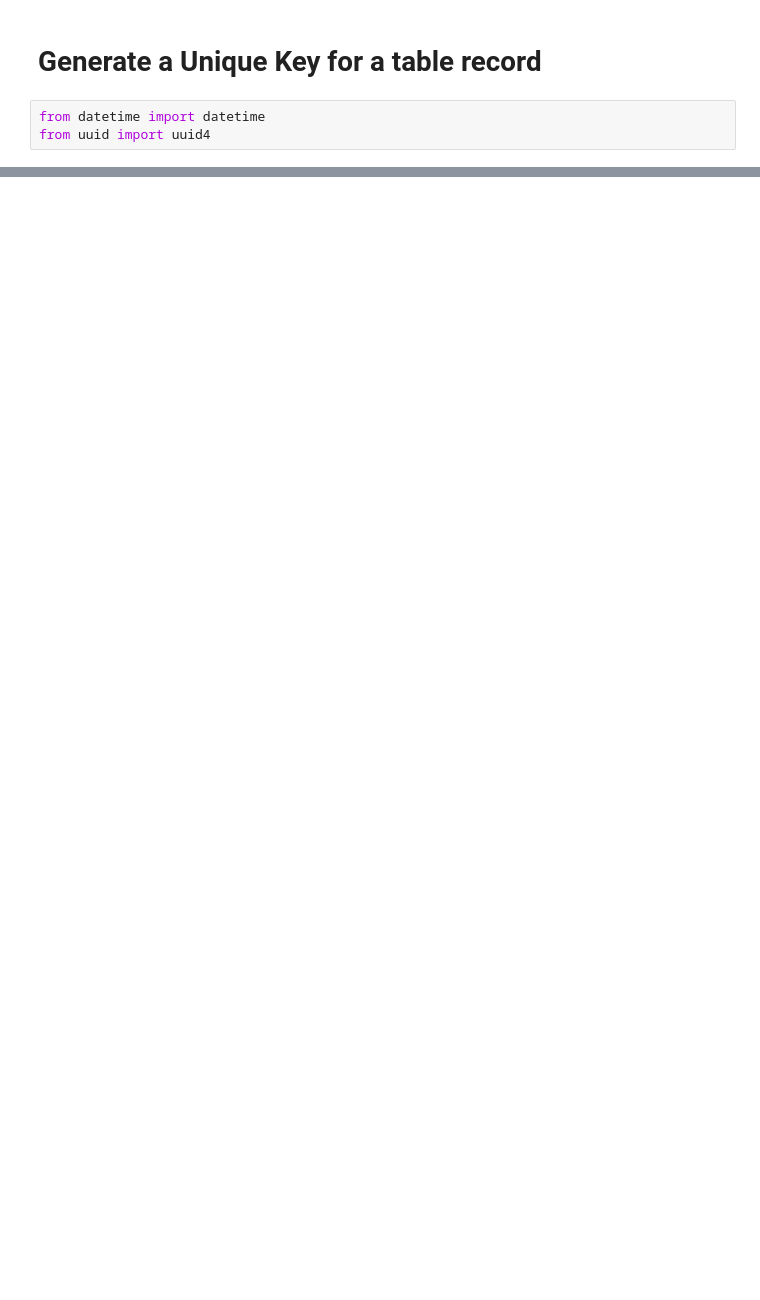
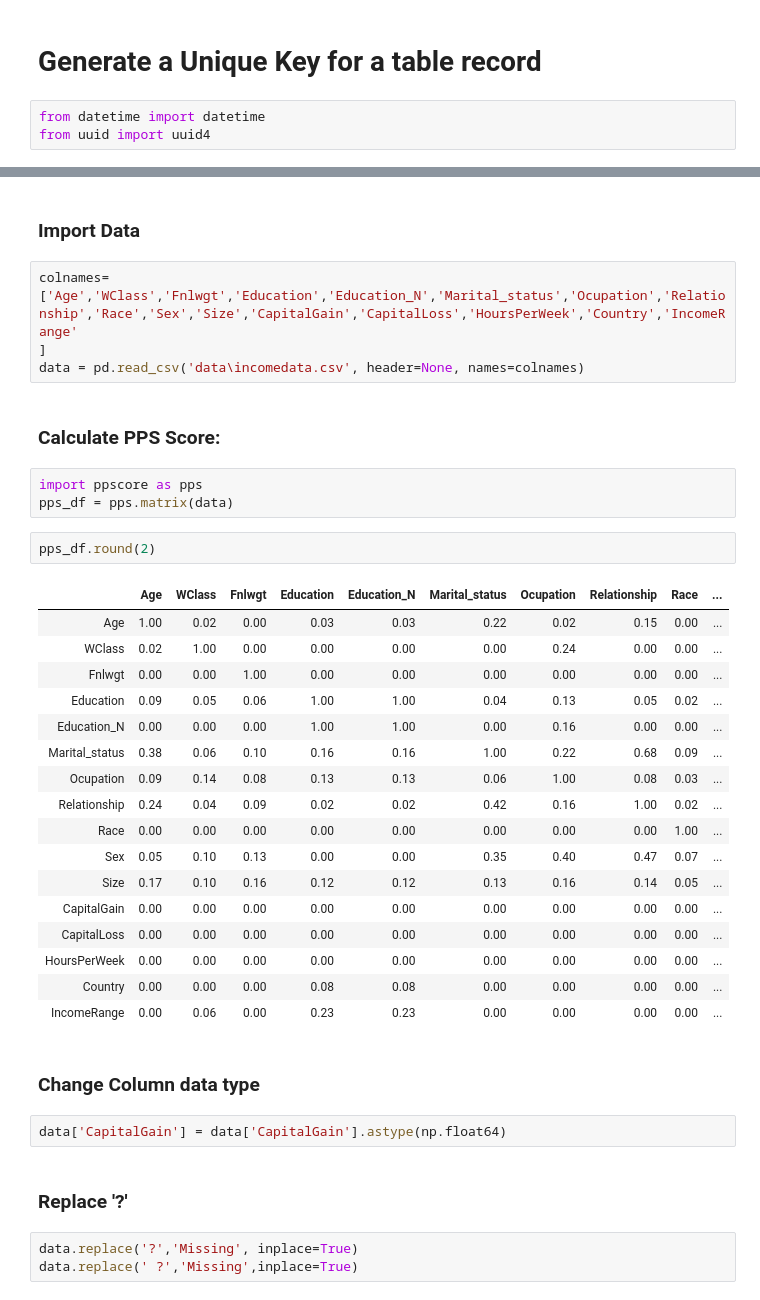
Before and after one commit to venky2k11/learn, a Jupyter notebook: TipsNTricks.ipynb, the cells around one changed output, grey strips where cells are left out. Saved outputs shown, nothing was run; the diff lists cells and outputs as text; blank space fills up the shorter version.

```diff
--- a/TipsNTricks.ipynb
+++ b/TipsNTricks.ipynb
@@ -441,0 +759,40 @@ x
+# %% [markdown]
+### Import Data
+# %%
+colnames=['Age','WClass','Fnlwgt','Education','Education_N','Marital_status','Ocupation','Relationship','Race','Sex','Size','CapitalGain','CapitalLoss','HoursPerWeek','Country','IncomeRange'
+]
+data = pd.read_csv('data\incomedata.csv', header=None, names=colnames)
+# %% [markdown]
+### Calculate PPS Score:
+# %%
+import ppscore as pps
+pps_df = pps.matrix(data)
+# %%
+pps_df.round(2)
+# %% [output]
+|  | Age | WClass | Fnlwgt | Education | Education_N | Marital_status | Ocupation | Relationship | Race | ... |
+| Age | 1.00 | 0.02 | 0.00 | 0.03 | 0.03 | 0.22 | 0.02 | 0.15 | 0.00 | ... |
+| WClass | 0.02 | 1.00 | 0.00 | 0.00 | 0.00 | 0.00 | 0.24 | 0.00 | 0.00 | ... |
+| Fnlwgt | 0.00 | 0.00 | 1.00 | 0.00 | 0.00 | 0.00 | 0.00 | 0.00 | 0.00 | ... |
+| Education | 0.09 | 0.05 | 0.06 | 1.00 | 1.00 | 0.04 | 0.13 | 0.05 | 0.02 | ... |
+| Education_N | 0.00 | 0.00 | 0.00 | 1.00 | 1.00 | 0.00 | 0.16 | 0.00 | 0.00 | ... |
+| Marital_status | 0.38 | 0.06 | 0.10 | 0.16 | 0.16 | 1.00 | 0.22 | 0.68 | 0.09 | ... |
+| Ocupation | 0.09 | 0.14 | 0.08 | 0.13 | 0.13 | 0.06 | 1.00 | 0.08 | 0.03 | ... |
+| Relationship | 0.24 | 0.04 | 0.09 | 0.02 | 0.02 | 0.42 | 0.16 | 1.00 | 0.02 | ... |
+| Race | 0.00 | 0.00 | 0.00 | 0.00 | 0.00 | 0.00 | 0.00 | 0.00 | 1.00 | ... |
+| Sex | 0.05 | 0.10 | 0.13 | 0.00 | 0.00 | 0.35 | 0.40 | 0.47 | 0.07 | ... |
+| Size | 0.17 | 0.10 | 0.16 | 0.12 | 0.12 | 0.13 | 0.16 | 0.14 | 0.05 | ... |
+| CapitalGain | 0.00 | 0.00 | 0.00 | 0.00 | 0.00 | 0.00 | 0.00 | 0.00 | 0.00 | ... |
+| CapitalLoss | 0.00 | 0.00 | 0.00 | 0.00 | 0.00 | 0.00 | 0.00 | 0.00 | 0.00 | ... |
+| HoursPerWeek | 0.00 | 0.00 | 0.00 | 0.00 | 0.00 | 0.00 | 0.00 | 0.00 | 0.00 | ... |
+| Country | 0.00 | 0.00 | 0.00 | 0.08 | 0.08 | 0.00 | 0.00 | 0.00 | 0.00 | ... |
+| IncomeRange | 0.00 | 0.06 | 0.00 | 0.23 | 0.23 | 0.00 | 0.00 | 0.00 | 0.00 | ... |
+# %% [markdown]
+### Change Column data type
+# %%
+data['CapitalGain'] = data['CapitalGain'].astype(np.float64)
+# %% [markdown]
+### Replace '?'
+# %%
+data.replace('?','Missing', inplace=True)
+data.replace(' ?','Missing',inplace=True)
```
Also changed, not shown: parts of 122 cells of this notebook, 10 other files.
